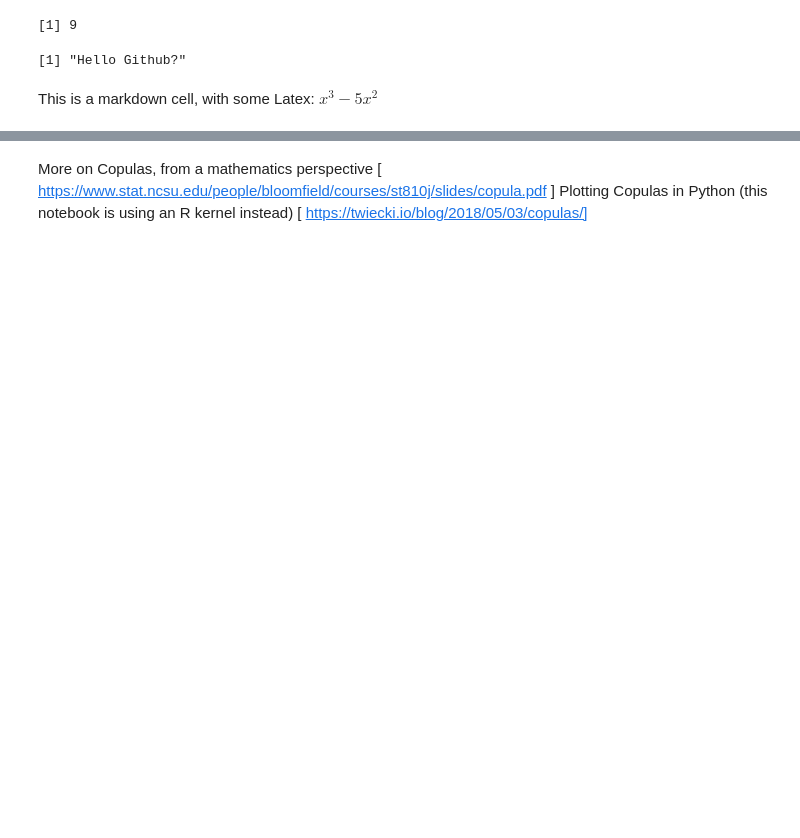
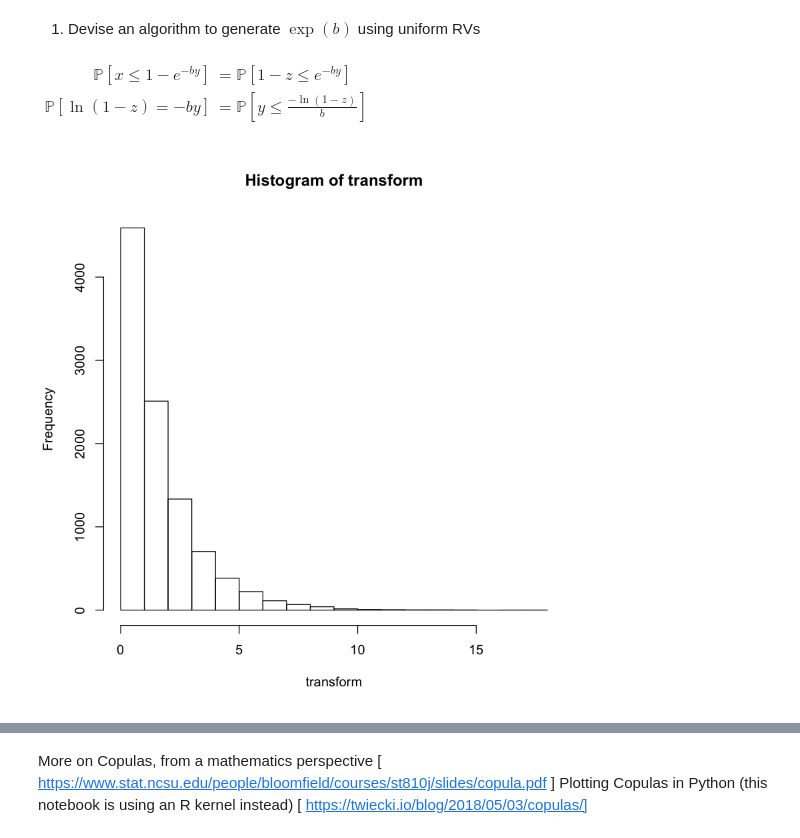
Before and after one commit to k-amini/ds_brushup, a Jupyter notebook: DS Stats Brushup Exercises (Day 1).ipynb, the cells around one changed output, grey strips where cells are left out. Drawn from its saved outputs; the diff is of its cells as text; code cells hidden in the pictures; blank space fills up the shorter version.

```diff
--- a/DS Stats Brushup Exercises (Day 1).ipynb
+++ b/DS Stats Brushup Exercises (Day 1).ipynb
@@ -7,11 +33,18 @@ print("Hello World!")
-# %%
-3 + 6
-# %% [output]
-[1] 9
-# %%
-print("Hello Github?")
-# %% [output]
-[1] "Hello Github?"
-# %% [markdown]
-This is a markdown cell, with some Latex:
-$x^3 - 5x^2$
+# %% [markdown]
+1. Devise an algorithm to generate $\exp(b)$ using uniform RVs
+# %% [markdown]
+$
+\begin{align*}
+    \mathbb{P}[x \leq 1 - e^{-by}] &= \mathbb{P}[1 - z \leq e^{-by}] \\
+    \mathbb{P}[\ln(1-z) = -by] &=
+    \mathbb{P}[y \leq \frac{-\ln(1-z)}{b}]
+\end{align*}
+$
+# %%
+n = 10000
+b = 0.6
+vec = runif(n)
+transform = -log(1-vec) / b
+hist(transform)
+# %% [output]
+[figure, added]
```
Also changed, not shown: parts of 9 cells of this notebook.
